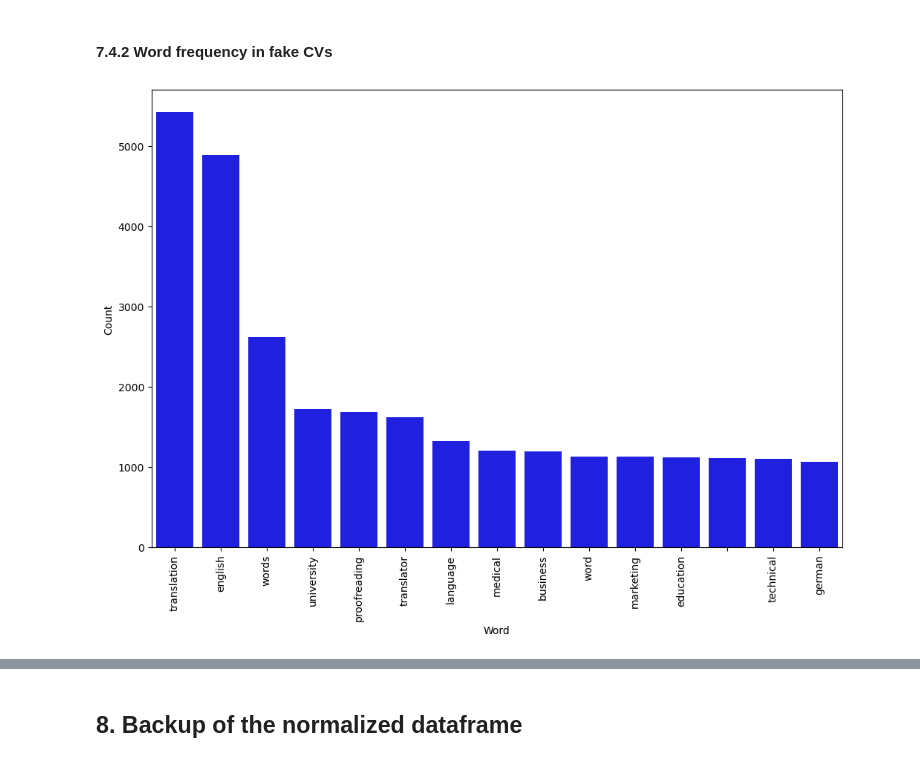
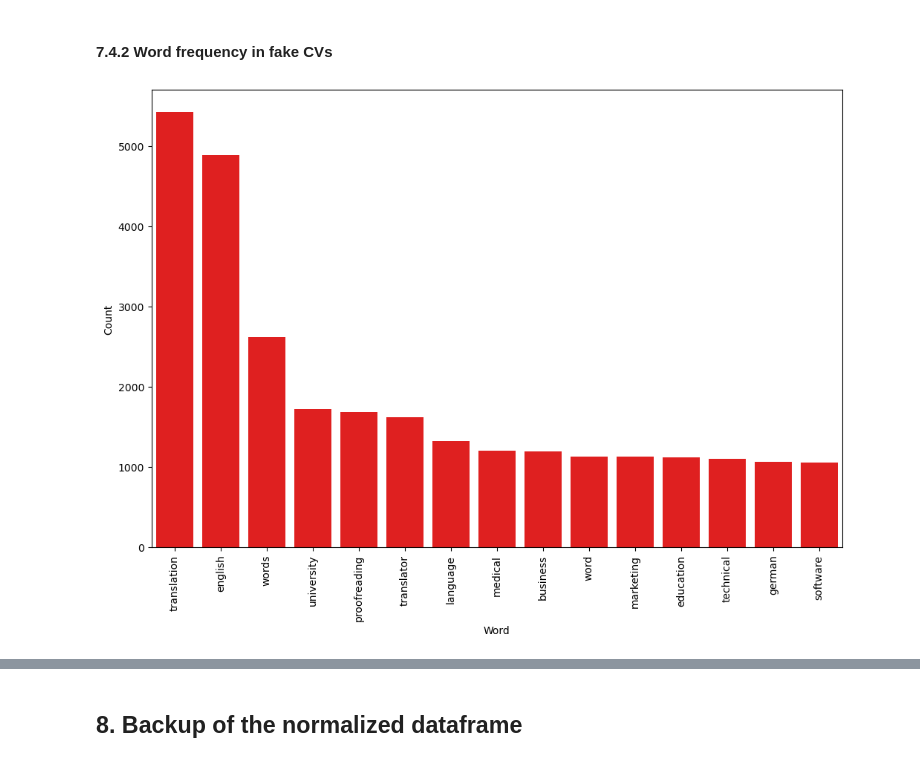
Before and after one commit to BaronCzerny/badtranslator, a Jupyter notebook: analysis/Analysis of the dataset.ipynb, the cells around one changed output, grey strips where cells are left out. Drawn from its saved outputs; the diff is of its cells as text; code cells hidden in the pictures.

```diff
--- a/analysis/Analysis of the dataset.ipynb
+++ b/analysis/Analysis of the dataset.ipynb
@@ -241,7 +244,8 @@ df_filtered['no_stopwords'] = df_filtered['cv'].apply(
 # %% [markdown]
 ### 6.2 Tokenization
 # %%
-df_filtered['tokens'] = df_filtered['no_stopwords'].apply(lambda x: [t.text for t in nlp.tokenizer(x) if ((len(t.text) > 2) & (t.text != '\n  '))])
+df_filtered['tokens'] = df_filtered['no_stopwords'].apply(lambda x: [t.text for t in nlp.tokenizer(x) \
+if ((len(t.text) > 2) & (re.search(r'^\n\s{2,}$', t.text) is None))])
 # len = 2 is an arbitrary setting that leaves special characters and line breaks out
 # %% [markdown]
 ## 7. Analysis
@@ -309,15 +311,15 @@ tokens_bad = [word for record in df_filtered[df_filtered["status"] == "bad"]['to
 # %%
-frequency_dict = Counter(tokens_bad)
-
-df_frequency = pd.DataFrame({"Word": list(frequency_dict.keys()),
-                             "Frequency": list(frequency_dict.values())})
-
+# tokens_bad = [word for record in df_filtered[df_filtered["status"] == "bad"]['tokens'].to_list() for word in record]
+counter = Counter()
+df_filtered[df_filtered["status"] == "bad"]['tokens'].map(counter.update)
+df_frequency = pd.DataFrame.from_dict(counter, orient='index', columns=['Frequency'])
+df_frequency.index.name = 'Word'
 df_frequency = df_frequency.nlargest(columns = "Frequency", n = 15)
 
 plt.figure(figsize=(12,8))
-ax = sns.barplot(data = df_frequency, x = "Word", y = "Frequency", color = 'blue')
+ax = sns.barplot(data = df_frequency, x = df_frequency.index, y = "Frequency", color = 'red')
 ax.set(ylabel = "Count")
 plt.xticks(rotation='vertical')
 plt.show()
 # %% [output]
-[figure, old version]
+[figure, new version]
```
Also changed, not shown: parts of 12 cells of this notebook, 3 other files.
